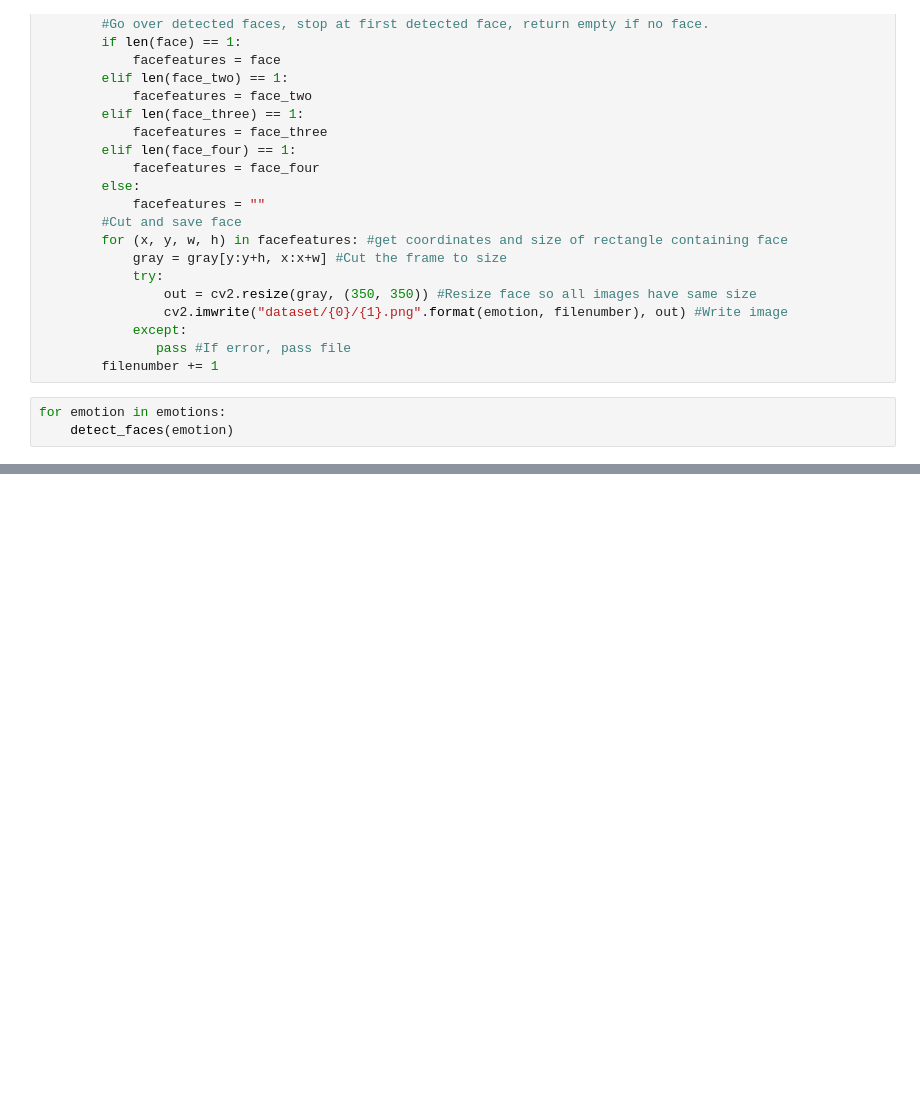
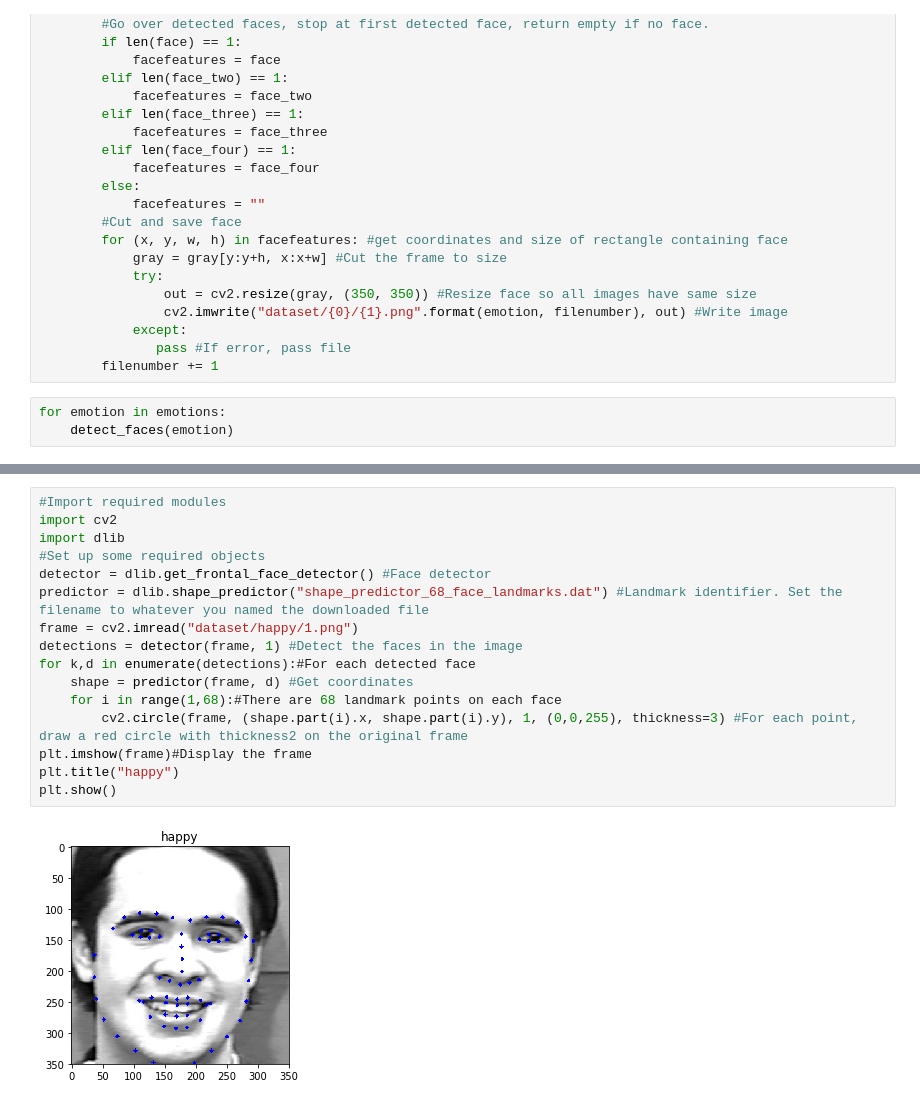
Before and after one commit to karthikBalasubramanian/FER, a Jupyter notebook: FER Capstone Implementation.ipynb, the cells around one changed output, grey strips where cells are left out. Drawn from its saved outputs; the diff is of its cells as text; blank space fills up the shorter version.

```diff
--- a/FER Capstone Implementation.ipynb
+++ b/FER Capstone Implementation.ipynb
@@ -145,0 +172,18 @@ files
+# %%
+#Import required modules
+import cv2
+import dlib
+#Set up some required objects
+detector = dlib.get_frontal_face_detector() #Face detector
+predictor = dlib.shape_predictor("shape_predictor_68_face_landmarks.dat") #Landmark identifier. Set the filename to whatever you named the downloaded file
+frame = cv2.imread("dataset/happy/1.png")
+detections = detector(frame, 1) #Detect the faces in the image
+for k,d in enumerate(detections):#For each detected face
+    shape = predictor(frame, d) #Get coordinates
+    for i in range(1,68):#There are 68 landmark points on each face
+        cv2.circle(frame, (shape.part(i).x, shape.part(i).y), 1, (0,0,255), thickness=3) #For each point, draw a red circle with thickness2 on the original frame
+plt.imshow(frame)#Display the frame
+plt.title("happy")
+plt.show()
+# %% [output]
+[figure, added]
```
Also changed, not shown: parts of 21 cells of this notebook, 1 other file.
